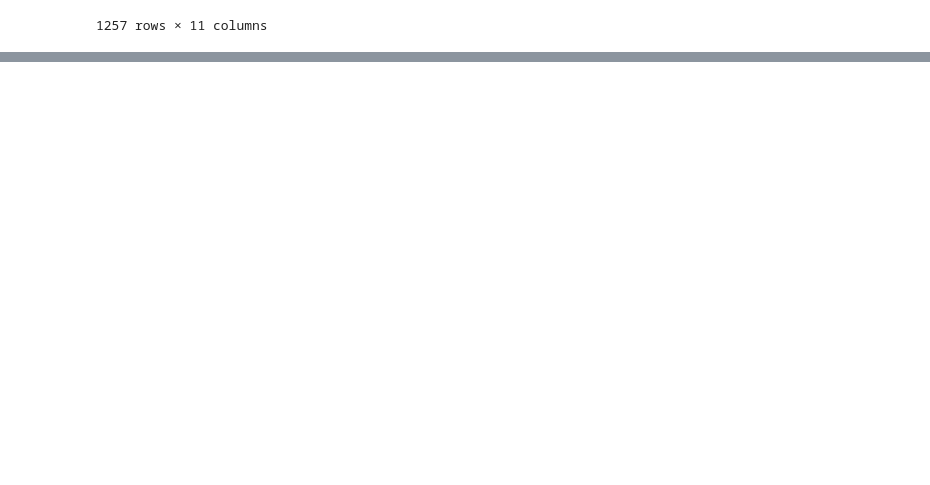
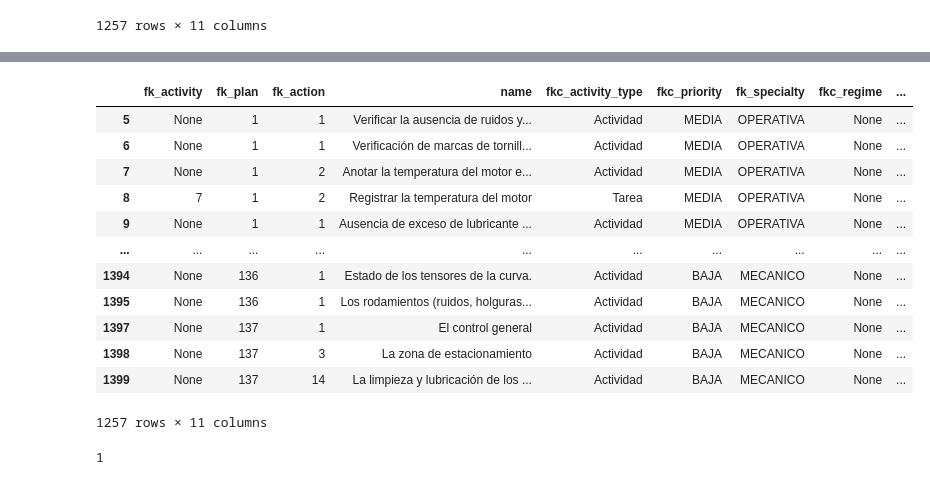
Before and after one commit to raulink/jupyter_notebooks_rmc, a Jupyter notebook: app/planes/plan.ipynb, the cells around one changed output, grey strips where cells are left out. Drawn from its saved outputs; the diff is of its cells as text; code cells hidden in the pictures; blank space fills up the shorter version.

```diff
--- a/app/planes/plan.ipynb
+++ b/app/planes/plan.ipynb
@@ -313,0 +325,23 @@ df.sample(5)
+# %%
+filtered_data['fk_action']=filtered_data['fk_action'].apply(lambda x:buscar(df_action,x))
+filtered_data
+# %% [output]
+|  | fk_activity | fk_plan | fk_action | name | fkc_activity_type | fkc_priority | fk_specialty | fkc_regime | ... |
+| 5 | None | 1 | 1 | Verificar la ausencia de ruidos y... | Actividad | MEDIA | OPERATIVA | None | ... |
+| 6 | None | 1 | 1 | Verificación de marcas de tornill... | Actividad | MEDIA | OPERATIVA | None | ... |
+| 7 | None | 1 | 2 | Anotar la temperatura del motor e... | Actividad | MEDIA | OPERATIVA | None | ... |
+| 8 | 7 | 1 | 2 | Registrar la temperatura del motor | Tarea | MEDIA | OPERATIVA | None | ... |
+| 9 | None | 1 | 1 | Ausencia de exceso de lubricante ... | Actividad | MEDIA | OPERATIVA | None | ... |
+| ... | ... | ... | ... | ... | ... | ... | ... | ... | ... |
+| 1394 | None | 136 | 1 | Estado de los tensores de la curva. | Actividad | BAJA | MECANICO | None | ... |
+| 1395 | None | 136 | 1 | Los rodamientos (ruidos, holguras... | Actividad | BAJA | MECANICO | None | ... |
+| 1397 | None | 137 | 1 | El control general | Actividad | BAJA | MECANICO | None | ... |
+| 1398 | None | 137 | 3 | La zona de estacionamiento | Actividad | BAJA | MECANICO | None | ... |
+| 1399 | None | 137 | 14 | La limpieza y lubricación de los ... | Actividad | BAJA | MECANICO | None | ... |
+1257 rows × 11 columns
+# %%
+def buscar(df:pd.DataFrame,valor,columa="value"):
+    return (df[df[columa]==valor]).index[0]
+print(buscar(df_speciality,"OPERATIVA","value"))
+# %% [output]
+1
```
Also changed, not shown: parts of 8 cells of this notebook.
